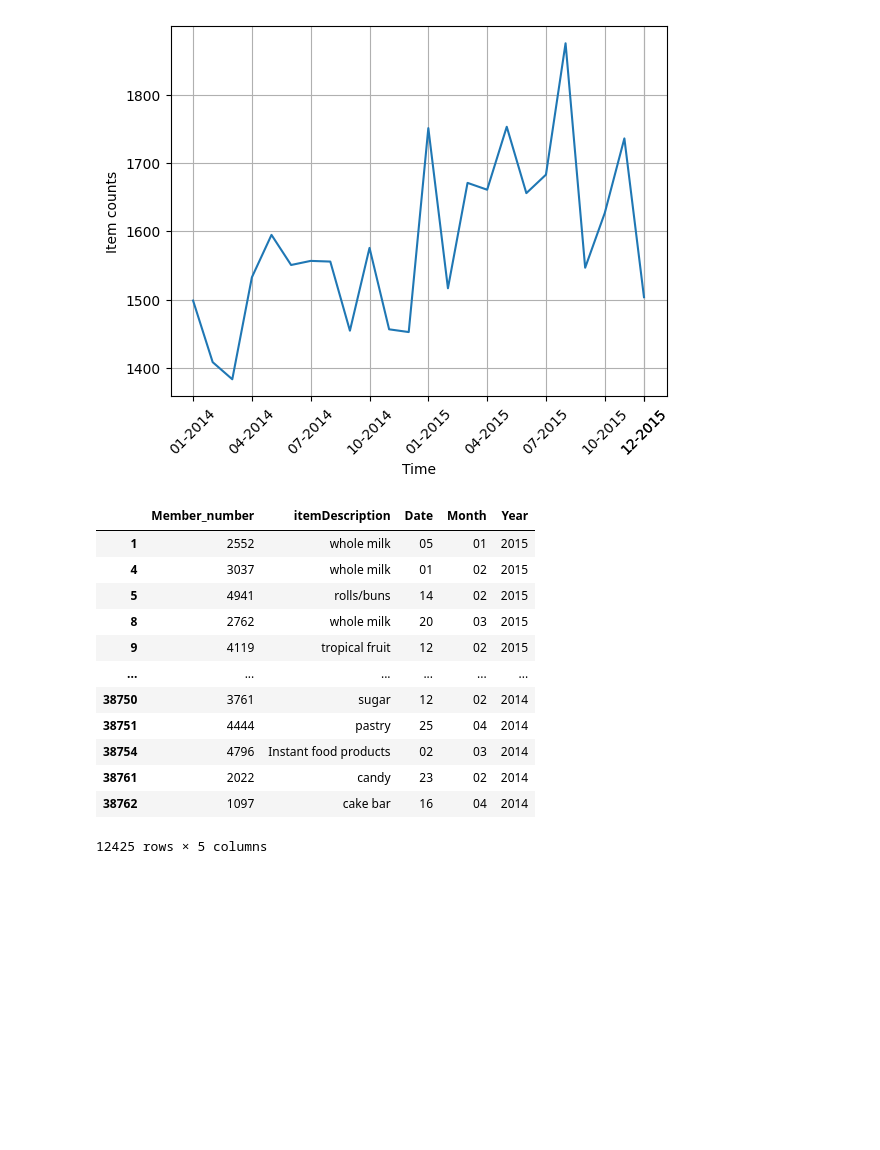
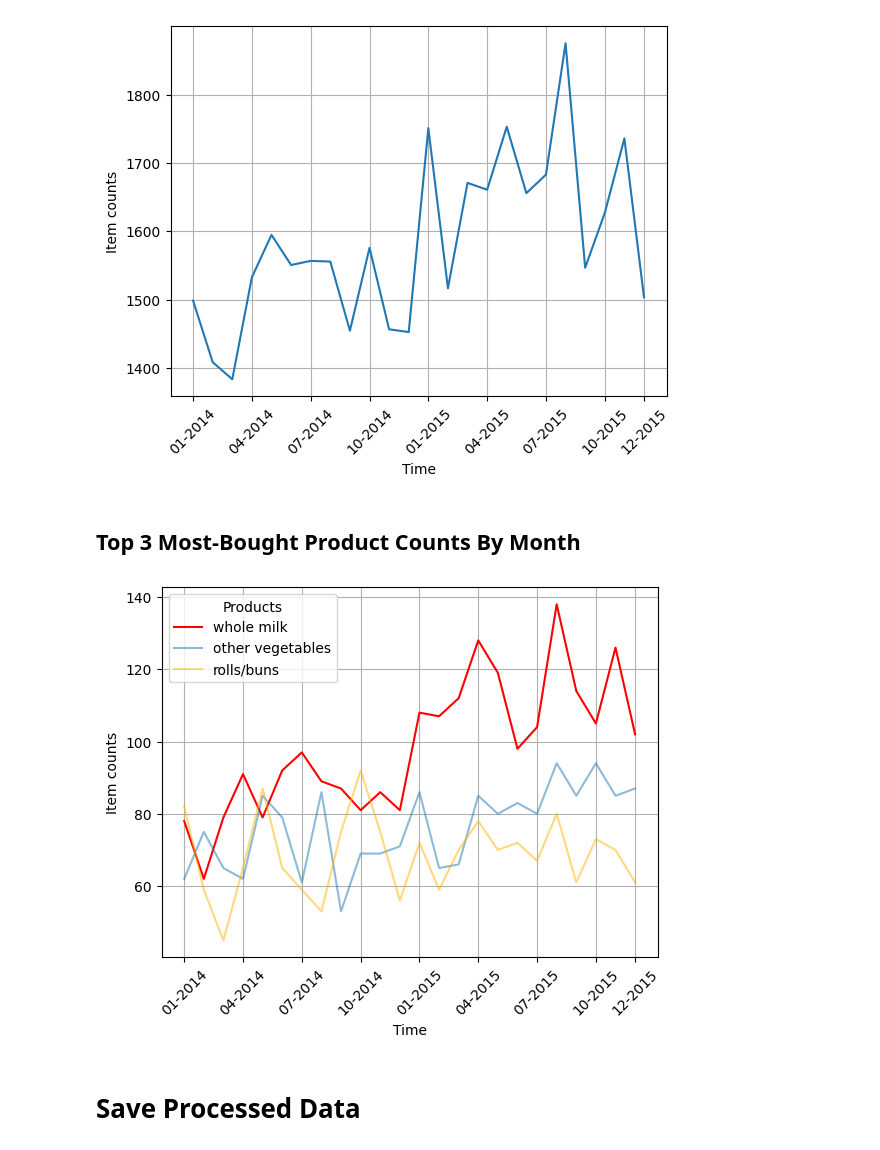
Before and after one commit to Ngoc-Cac/DataMining-Group2, a Jupyter notebook: Code/general_analysis.ipynb, the cells around one changed output. Saved outputs shown, nothing was run; the diff lists cells and outputs as text; code cells hidden in the pictures; blank space fills up the shorter version.

```diff
--- a/Code/general_analysis.ipynb
+++ b/Code/general_analysis.ipynb
@@ -149,20 +174,3 @@ ax.grid()
 plt.show()
 # %% [output]
 [figure]
-# %%
-temp_data[(temp_data['Month'].astype(int) >= 1) &
-          (temp_data['Month'].astype(int) <= 4)]
-# %% [output]
-|  | Member_number | itemDescription | Date | Month | Year |
-| 1 | 2552 | whole milk | 05 | 01 | 2015 |
-| 4 | 3037 | whole milk | 01 | 02 | 2015 |
-| 5 | 4941 | rolls/buns | 14 | 02 | 2015 |
-| 8 | 2762 | whole milk | 20 | 03 | 2015 |
-| 9 | 4119 | tropical fruit | 12 | 02 | 2015 |
-| ... | ... | ... | ... | ... | ... |
-| 38750 | 3761 | sugar | 12 | 02 | 2014 |
-| 38751 | 4444 | pastry | 25 | 04 | 2014 |
-| 38754 | 4796 | Instant food products | 02 | 03 | 2014 |
-| 38761 | 2022 | candy | 23 | 02 | 2014 |
-| 38762 | 1097 | cake bar | 16 | 04 | 2014 |
-12425 rows × 5 columns
@@ -170,0 +177,37 @@ temp_data.to_csv(osp.join('..', 'Data', 'processed.csv'))
+# %% [markdown]
+## Top 3 Most-Bought Product Counts By Month
+# %%
+wm_month = data[data['itemDescription'] == 'whole milk']\
+            .groupby(['Year', 'Month'])\
+            .count()['Member_number']\
+            .reset_index()
+ve_month = data[data['itemDescription'] == 'other vegetables']\
+            .groupby(['Year', 'Month'])\
+            .count()['Member_number']\
+            .reset_index()
+ro_month = data[data['itemDescription'] == 'rolls/buns']\
+            .groupby(['Year', 'Month'])\
+            .count()['Member_number']\
+            .reset_index()
+
+ticks = wm_month['Month'] + '-' + wm_month['Year']
+ticks_locs = list(range(0, len(wm_month), 3)) + [len(wm_month) - 1]
+
+ax = plt.gca()
+ax.plot(range(len(wm_month)), wm_month['Member_number'].values,
+        label='whole milk', color='red')
+ax.plot(range(len(wm_month)), ve_month['Member_number'].values,
+        label='other vegetables', alpha=.5)
+ax.plot(range(len(wm_month)), ro_month['Member_number'].values,
+        label='rolls/buns', color=(1, .7, 0, .5))
+
+ax.set_xticks(ticks_locs, ticks.loc[ticks_locs], rotation=45)
+ax.set_xlabel('Time')
+ax.set_ylabel('Item counts')
+ax.grid()
+ax.legend(title='Products')
+plt.show()
+# %% [output]
+[figure, added]
+# %% [markdown]
+# Save Processed Data
```
Also changed, not shown: parts of 19 cells of this notebook.
